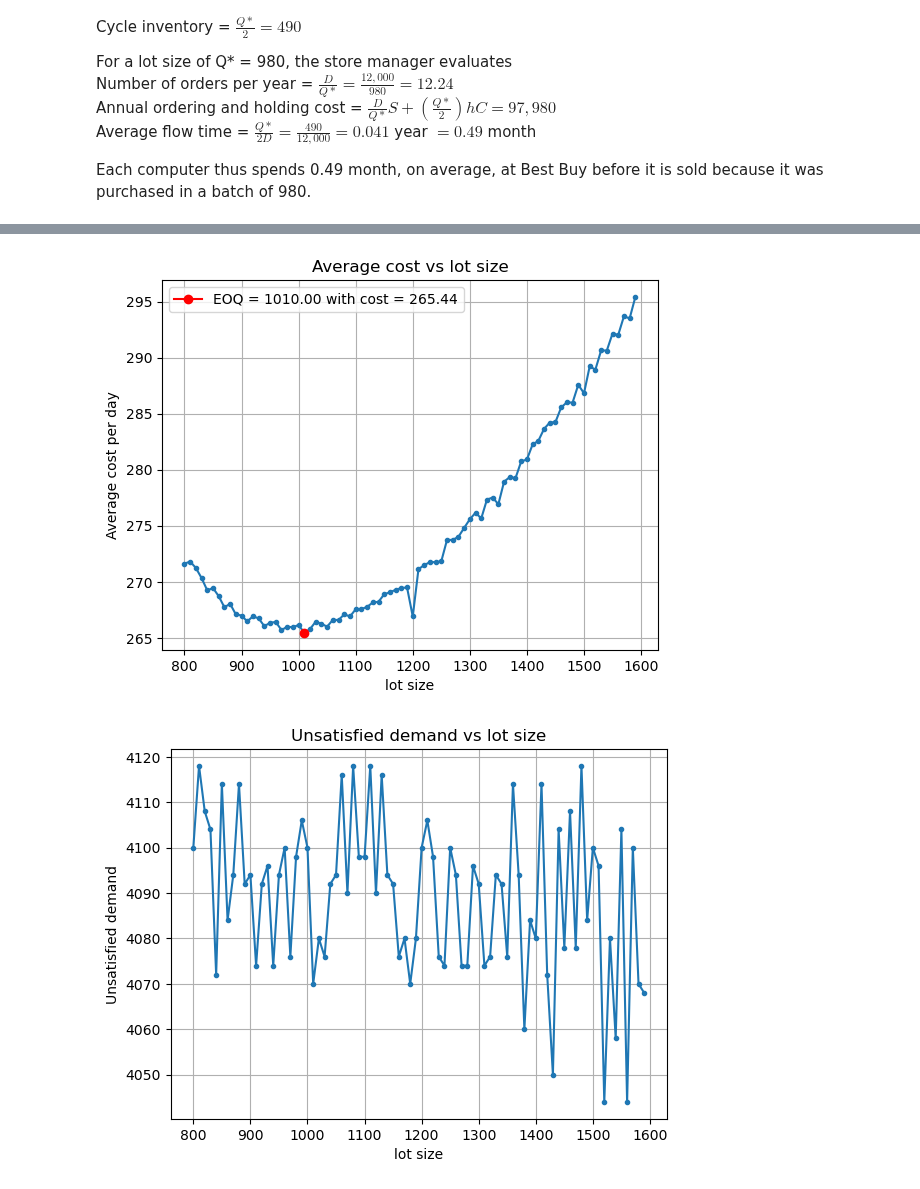
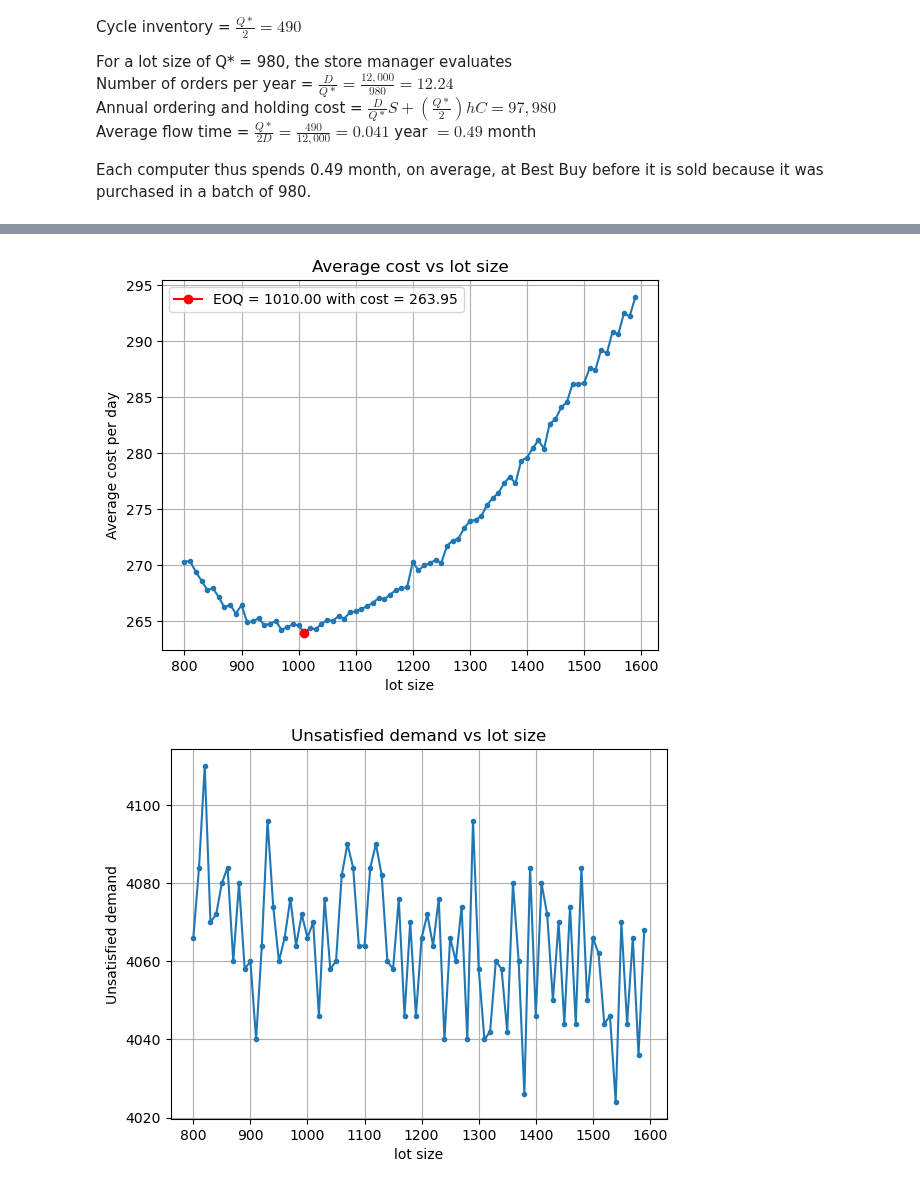
Before and after one commit to SupplyChainSimulation/SupplyNetPy, a Jupyter notebook: examples/ex10_EOQ.ipynb, the cells around one changed output, grey strips where cells are left out. Drawn from its saved outputs; the diff is of its cells as text; code cells hidden in the pictures.

```diff
--- a/examples/ex10_EOQ.ipynb
+++ b/examples/ex10_EOQ.ipynb
@@ -67,10 +67,16 @@ From the perspective of the manager at Best Buy, the optimal lot size is one tha
 
  Each computer thus spends 0.49 month, on average, at Best Buy before it is sold because it was purchased in a batch of 980.
 # %%
+# Import SupplyNetPy components
+import sys, os
+sys.path.insert(1, '../src/SupplyNetPy/Components')
+import core as scm
+import utilities as scm
+
 import simpy
 import numpy as np
 import matplotlib.pyplot as plt
-import SupplyNetPy.Components as scm
+#import SupplyNetPy.Components as scm
 
 """
  Demand for the Deskpro computer at Best Buy is 1,000 units per month. Best Buy incurs a fixed order placement,
@@ -116,27 +122,25 @@ for lot_size in range(800,1600,10):
 
     bestbuy = scm.InventoryNode(env=env, ID="D1", name="Best Buy", node_type="distributor",
                                     capacity=lot_size, initial_level=lot_size, inventory_holding_cost=holding_cost,
-                                    replenishment_policy="periodic", policy_param=[order_interval,lot_size], product_sell_price=unit_cost)
+                                    replenishment_policy=scm.PeriodicReplenishment, product_buy_price=450,
+                                    policy_param={'T':order_interval,'Q':lot_size}, product_sell_price=unit_cost)
 
     link1 = scm.Link(env=env,ID="l1", source=hp_supplier, sink=bestbuy, cost=order_cost, lead_time=lambda: lead_time)
 
     demand1 = scm.Demand(env=env,ID="d1", name="demand_d1", order_arrival_model=lambda: 1,
-                        order_quantity_model=lambda: d, demand_node=bestbuy, tolerance=0.2)
+                        order_quantity_model=lambda: d, demand_node=bestbuy, consume_available=True)
     scm.global_logger.disable_logging() # disable logging for all components
     env.run(until=simlen)
 
     bb_invlevels = np.array(bestbuy.inventory.instantaneous_levels)
-    hp_sup_transportation_cost = np.array(bestbuy.transportation_cost)
+    hp_sup_transportation_cost = bestbuy.stats.transportation_cost
 
-    total_cost = sum(bb_invlevels[:,1])*holding_cost + sum(hp_sup_transportation_cost[:,1])
+    total_cost = bestbuy.stats.inventory_carry_cost + bestbuy.stats.transportation_cost
     total_cost_arr.append([lot_size, total_cost/simlen])
 
-    if(demand1.unsatisfied_demand):
-        unsat_demand = np.array(demand1.unsatisfied_demand)
-    else:
-        unsat_demand = np.zeros((1,2))
-    unsat_arr.append([lot_size,sum(unsat_demand[:,1])])
-    print(f"{lot_size} \t\t {sum(bb_invlevels[:,1])*holding_cost:.2f}\t\t{sum(hp_sup_transportation_cost[:,1])}\t\t{total_cost/simlen:.2f}\t\t{sum(unsat_demand[:,1])}")
+    unsat_demand = demand1.stats.demand_placed[1]-demand1.stats.fulfillment_received[1]
+    unsat_arr.append([lot_size,unsat_demand])
+    print(f"{lot_size} \t\t {bestbuy.stats.inventory_carry_cost:.2f}\t\t{bestbuy.stats.transportation_cost}\t\t{total_cost/simlen:.2f}\t\t{unsat_demand:.2f}")
 
 total_cost_arr = np.array(total_cost_arr)
 unsat_arr = np.array(unsat_arr)
@@ -180,2 +184,2 @@ lot size         Inv holding cost        Order cost      Average cost(per day)
-[figure, old version]
+[figure, new version]
-[figure, old version]
+[figure, new version]
```
Also changed, not shown: parts of 1 cell of this notebook, 19 other files.
